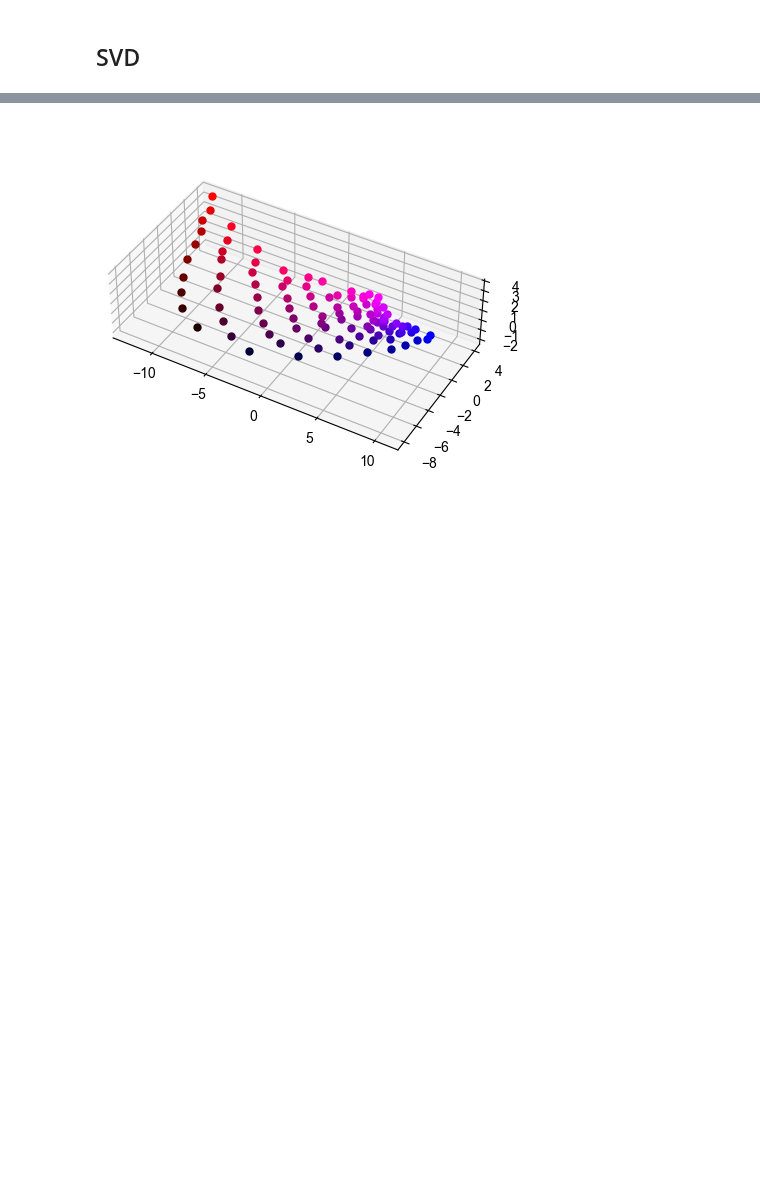
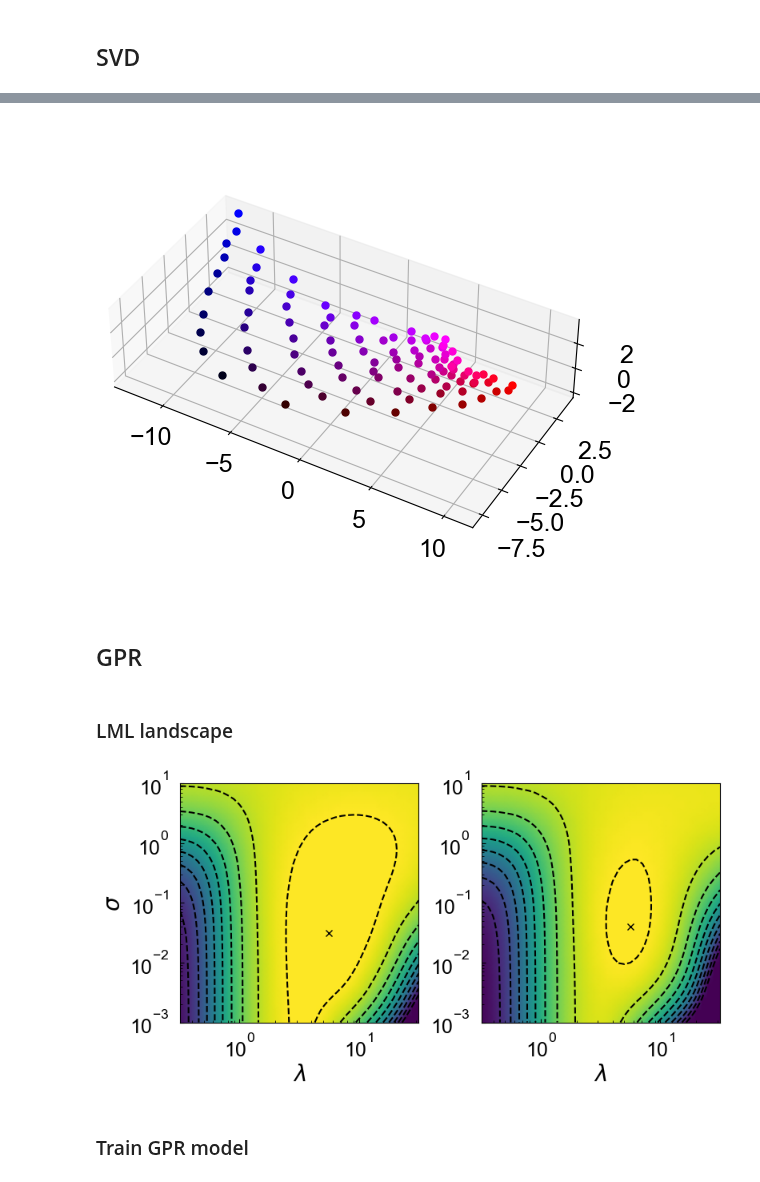
Before and after one commit to ch-tung/Randomwave_ML, a Jupyter notebook: test_SQ_SVD.ipynb, the cells around one changed output, grey strips where cells are left out. Saved outputs shown, nothing was run; the diff lists cells and outputs as text; code cells hidden in the pictures; blank space fills up the shorter version.

```diff
--- a/test_SQ_SVD.ipynb
+++ b/test_SQ_SVD.ipynb
@@ -150,9 +187,9 @@ plt.show()
 # %%
-fig = plt.figure(figsize=(6,4))
+fig = plt.figure(figsize=(8,6))
 ax = fig.add_subplot(1,1,1,projection='3d')
 
 for i, k in enumerate(k_grid):
-    h = -np.arctan2((k_grid[i][0]-1),(k_grid[i][1]-1))/np.pi*2/3+1
+    h = np.arctan2((k_grid[i][0]-1),(k_grid[i][1]-1))/np.pi*2/3+2/3
     s = 1
     v = np.max([k_grid[i][0]/10,k_grid[i][1]/10])
     color = colorsys.hsv_to_rgb(h,s,v)
@@ -161,7 +198,15 @@ for i, k in enumerate(k_grid):
     ax.set_aspect('equal')
 
 ax.view_init(elev=40, azim=-60)
-plt.tight_layout()
+
+# ax.set_xlabel('SVD0',fontsize=20)
+# ax.set_ylabel('SVD1',fontsize=20)
+# ax.set_zlabel('SVD2',fontsize=20)
+ax.tick_params(direction='in', axis='both', which='both', labelsize=18, pad=10)
+
+# plt.tight_layout()
 plt.show()
 # %% [output]
-[figure, old version]
+[figure, new version]
+# %% [markdown]
+## GPR
@@ -167,0 +216,2 @@ plt.show()
+# %% [markdown]
+### LML landscape
@@ -167,0 +240,49 @@ plt.show()
+# %%
+#### plotting
+fig = plt.figure(figsize=(8,4))#,dpi=192)
+
+## k_z
+ax = fig.add_subplot(1, 2, 1)
+ax.set_aspect(0.5)
+
+levels = np.linspace(-2e3,-2e2,10)
+
+index = np.argmax(LML_0)
+index_arr_0 = np.unravel_index(index, LML_0.shape)
+
+ax.plot(Lmbda[index_arr_0],Sigma[index_arr_0], 'xk')
+
+ax.contour(Lmbda, Sigma, LML_0, levels, colors='k')
+ax.pcolormesh(Lmbda, Sigma, LML_0, shading='gouraud', vmin = -2e3, vmax = -2e2)
+
+ax.set_yscale('log')
+ax.set_xscale('log')
+ax.set_xlabel(r'$\lambda$',fontsize=20)
+ax.set_ylabel(r'$\sigma$',fontsize=20)
+ax.tick_params(direction='in', axis='both', which='both', labelsize=18, pad=10)
+
+## k_x
+ax = fig.add_subplot(1, 2, 2)
+ax.set_aspect(0.5)
+
+levels = np.linspace(-2e3,-2e2,10)
+
+index = np.argmax(LML_1)
+index_arr_1 = np.unravel_index(index, LML_1.shape)
+
+ax.plot(Lmbda[index_arr_1],Sigma[index_arr_1], 'xk')
+
+ax.contour(Lmbda, Sigma, LML_1, levels, colors='k')
+ax.pcolormesh(Lmbda, Sigma, LML_1, shading='gouraud', vmin = -2e3, vmax = -2e2)
+
+ax.set_yscale('log')
+ax.set_xscale('log')
+ax.set_xlabel(r'$\lambda$',fontsize=20)
+# ax.set_ylabel(r'$\sigma$',fontsize=20)
+ax.tick_params(direction='in', axis='both', which='both', labelsize=18, pad=10)
+
+plt.tight_layout()
+# %% [output]
+[figure, added]
+# %% [markdown]
+### Train GPR model
```
Also changed, not shown: parts of 14 cells of this notebook.
